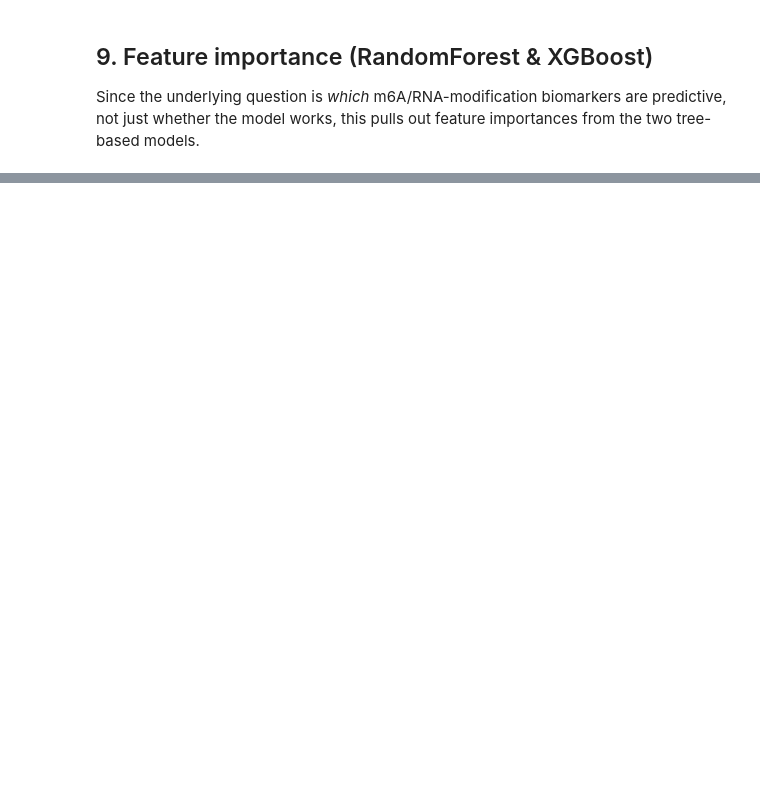
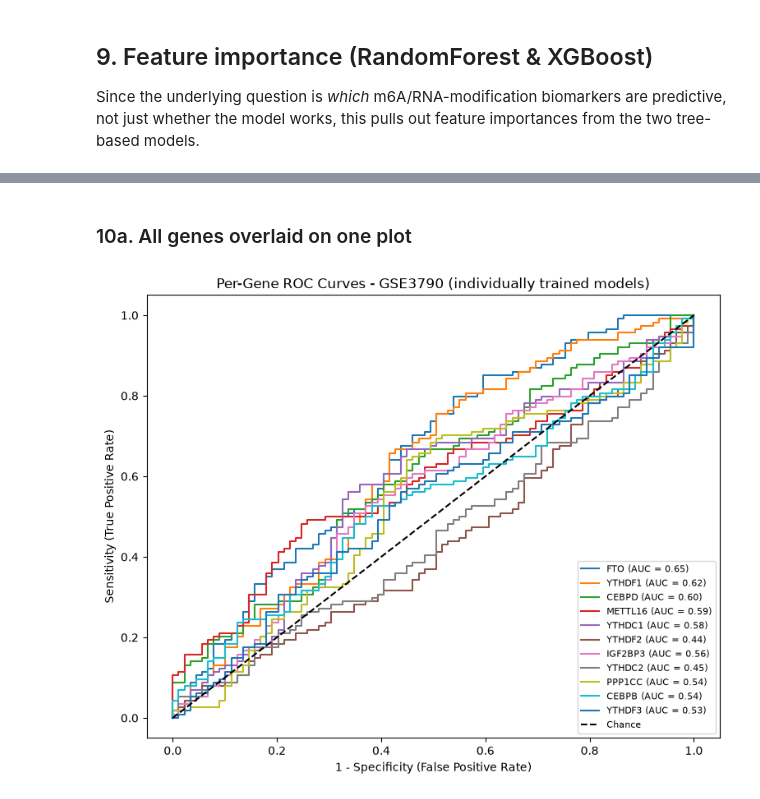
Before and after one commit to cfgcdfd05/AryanDanny_Huntington_pred_models, a Jupyter notebook: models/train-3790.ipynb, the cells around one changed output, grey strips where cells are left out. Cells and saved outputs as stored; diff of their text form; code cells hidden in the pictures; blank space fills up the shorter version.

```diff
--- a/models/train-3790.ipynb
+++ b/models/train-3790.ipynb
@@ -246,0 +385,15 @@ plt.show()
+# %% [markdown]
+### 10a. All genes overlaid on one plot
+# %%
+plt.figure(figsize=(9, 7))
+for gene, (fpr, tpr, gene_auc) in gene_roc_data.items():
+    plt.plot(fpr, tpr, label=f"{gene} (AUC = {gene_auc:.2f})")
+
+plt.plot([0, 1], [0, 1], "k--", label="Chance")
+plt.xlabel("1 - Specificity (False Positive Rate)")
+plt.ylabel("Sensitivity (True Positive Rate)")
+plt.title("Per-Gene ROC Curves - GSE3790 (individually trained models)")
+plt.legend(loc="lower right", fontsize=8)
+plt.show()
+# %% [output]
+[figure, added]
```
Also changed, not shown: parts of 8 cells of this notebook.
